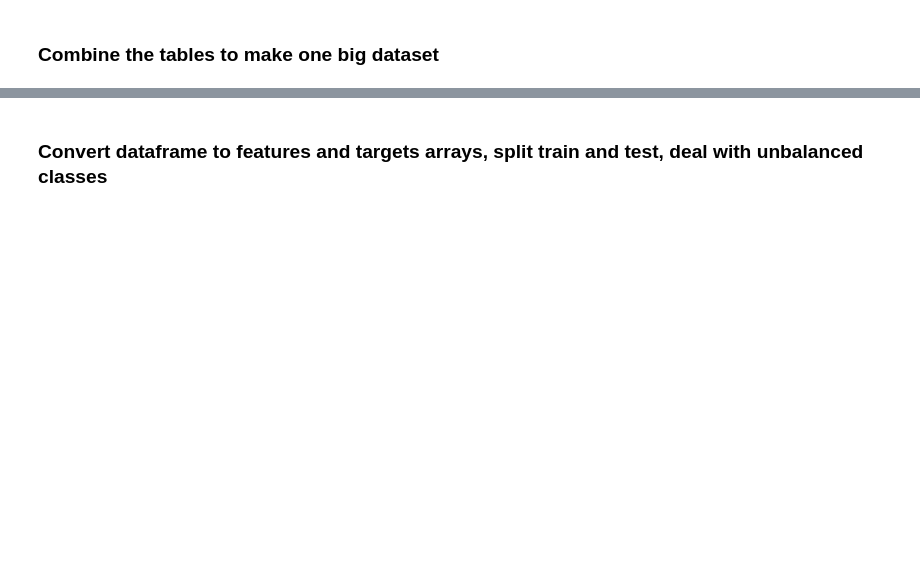
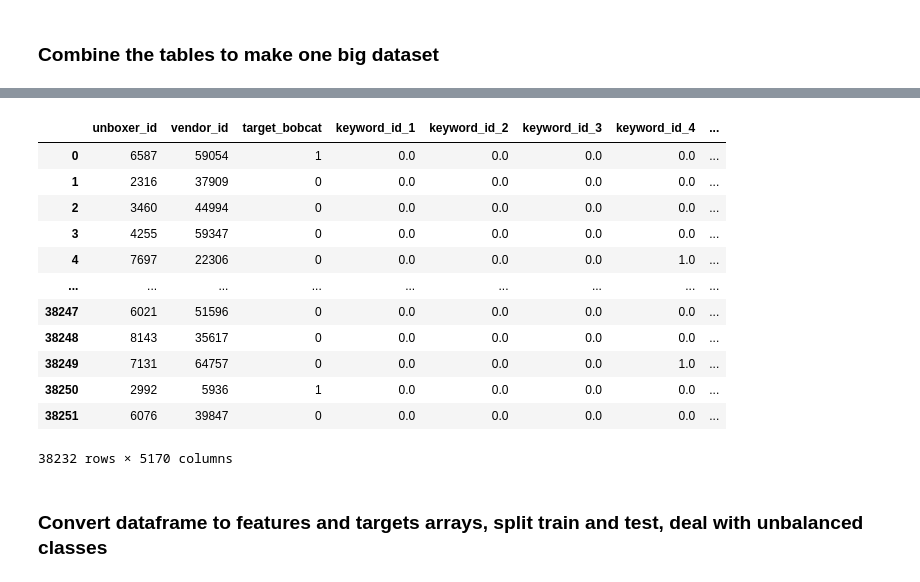
Before and after one commit to astro-britt/2020_data_challenge, a Jupyter notebook: model.ipynb, the cells around one changed output, grey strips where cells are left out. Cells and saved outputs as stored; diff of their text form; code cells hidden in the pictures; blank space fills up the shorter version.

```diff
--- a/model.ipynb
+++ b/model.ipynb
@@ -199,7 +199,7 @@ unboxer_attributes
 # %%
 # let me subsample to make things run quicky for now
 # when I have a model I can remove insignificant/correlated features and use the whole dataset
-train_boxes_subsampled = train_boxes.sample(frac=.5, random_state=42)
+train_boxes_subsampled = train_boxes.sample(frac=.4, random_state=42)
 # %%
 #train_boxes_subsampled
 # %%
@@ -216,7 +216,28 @@ train_full_data = pd.merge(train_boxes_subsampled, unboxer_keywords_agg, on='unb
 # Drop their rows for now
 # train_full_data = train_full_data.dropna()
 # train_full_data
+# %%
+# sanity check- no nans in input?
+def check_any_nans(df):
+    return df.isnull().any()
+'''
+print(check_any_nans(train_boxes_subsampled))
+print('\n')
+print(check_any_nans(unboxer_keywords_agg))
+print('\n')
+print(check_any_nans(train_full_data))
+print('\n')
+print(len(train_full_data.dropna())) # so there are not many nan's... let me just drop those rows for now
+'''
+
+train_full_data = train_full_data.dropna()
 # %%
 # join the vendor keywords
 train_full_data = pd.merge(train_full_data, vendor_keywords_agg, on='vendor_id', how='left')
 #train_full_data
+# %%
+print(check_any_nans(train_full_data))
+print('\n')
+print(len(train_full_data.dropna()))
+# drop nans again
+train_full_data = train_full_data.dropna()
@@ -224,3 +261,9 @@ train_full_data = pd.merge(train_full_data, vendor_keywords_agg, on='vendor_id',
 # join unboxer attributes
 train_full_data = pd.merge(train_full_data, unboxer_attributes, on='unboxer_id', how='left')
 # train_full_data
+# %%
+print(check_any_nans(train_full_data))
+print('\n')
+print(len(train_full_data.dropna()))
+# drop nans again
+train_full_data = train_full_data.dropna()
@@ -227,3 +289,19 @@ train_full_data = pd.merge(train_full_data, unboxer_attributes, on='unboxer_id',
+# %%
+train_full_data
+# %% [output]
+|  | unboxer_id | vendor_id | target_bobcat | keyword_id_1 | keyword_id_2 | keyword_id_3 | keyword_id_4 | ... |
+| 0 | 6587 | 59054 | 1 | 0.0 | 0.0 | 0.0 | 0.0 | ... |
+| 1 | 2316 | 37909 | 0 | 0.0 | 0.0 | 0.0 | 0.0 | ... |
+| 2 | 3460 | 44994 | 0 | 0.0 | 0.0 | 0.0 | 0.0 | ... |
+| 3 | 4255 | 59347 | 0 | 0.0 | 0.0 | 0.0 | 0.0 | ... |
+| 4 | 7697 | 22306 | 0 | 0.0 | 0.0 | 0.0 | 1.0 | ... |
+| ... | ... | ... | ... | ... | ... | ... | ... | ... |
+| 38247 | 6021 | 51596 | 0 | 0.0 | 0.0 | 0.0 | 0.0 | ... |
+| 38248 | 8143 | 35617 | 0 | 0.0 | 0.0 | 0.0 | 0.0 | ... |
+| 38249 | 7131 | 64757 | 0 | 0.0 | 0.0 | 0.0 | 1.0 | ... |
+| 38250 | 2992 | 5936 | 1 | 0.0 | 0.0 | 0.0 | 0.0 | ... |
+| 38251 | 6076 | 39847 | 0 | 0.0 | 0.0 | 0.0 | 0.0 | ... |
+38232 rows × 5170 columns
 # %% [markdown]
 ### Convert dataframe to features and targets arrays, split train and test, deal with unbalanced classes
 # %%
```
Also changed, not shown: parts of 31 cells of this notebook.
